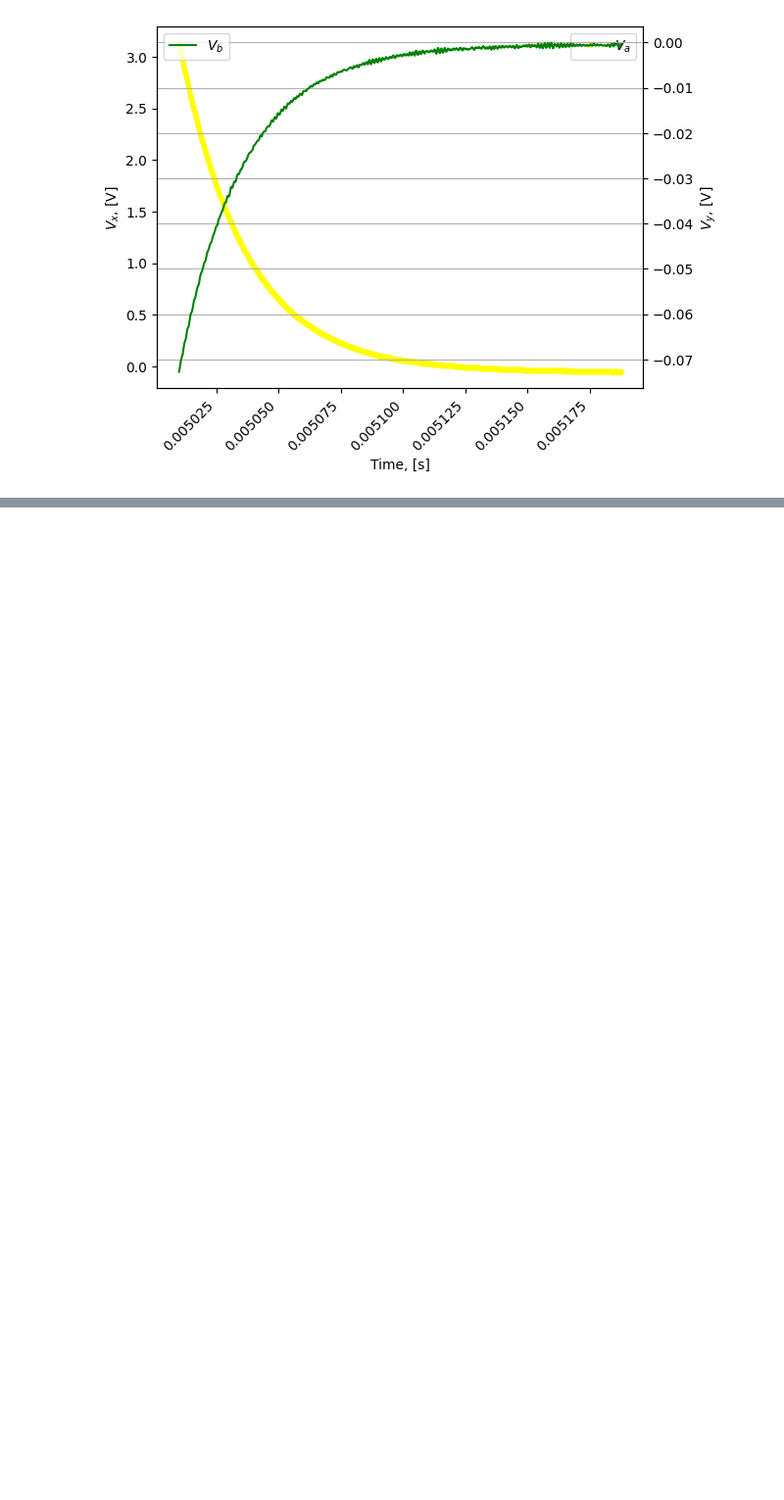
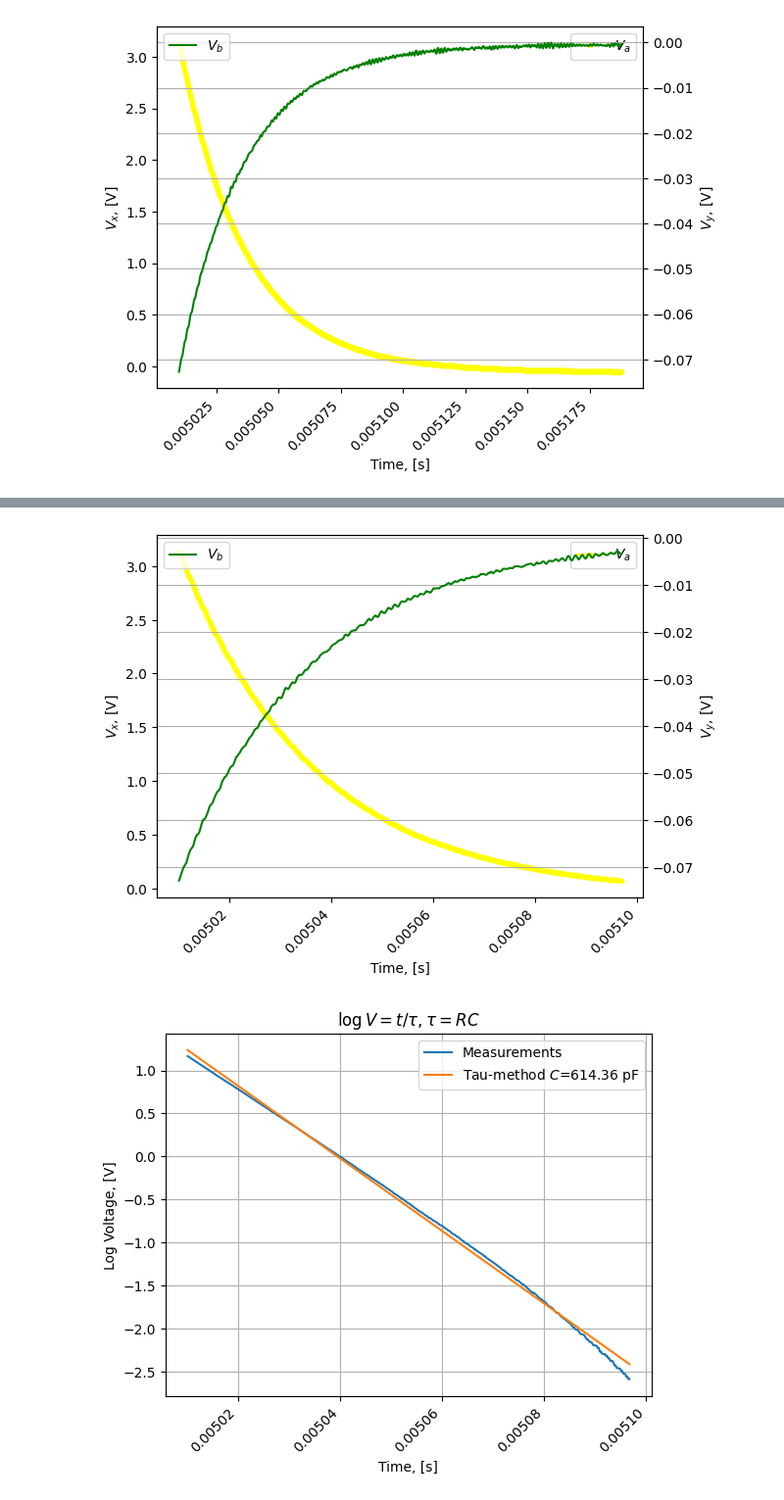
Before and after one commit to evgeny-kolonsky/Lab2_Capacitors, a Jupyter notebook: Lab2_Capacitor.ipynb, the cells around one changed output, grey strips where cells are left out. Shown at 98% size. Saved outputs shown, nothing was run; the diff lists cells and outputs as text; code cells hidden in the pictures; blank space fills up the shorter version.

```diff
--- a/Lab2_Capacitor.ipynb
+++ b/Lab2_Capacitor.ipynb
@@ -195,6 +74,2 @@ plt.xlabel('Time, [s]')
 # %% [markdown]
 Stripping non-linear right part of data, where $t>0.00115 s$.
-# %%
-inds = time < 0.00115
-time = time[inds]
-V_c = V_c[inds]
@@ -538,3 +317,10 @@ ex.Calculate_Q()
+# %%
+ex.cut_Vx(0.07, 5)
+ex.plot_V()
+ex.Calculate_tau()
+# %% [output]
+[figure, added]
+[figure, added]
 # %%
 ex.print()
 # %% [output]
```
Also changed, not shown: parts of 41 cells of this notebook.
